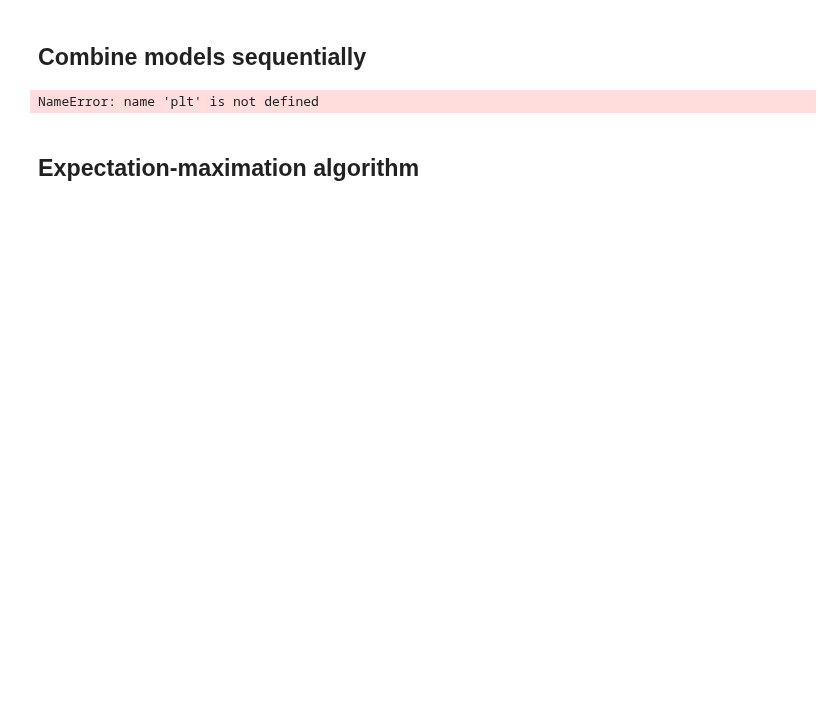
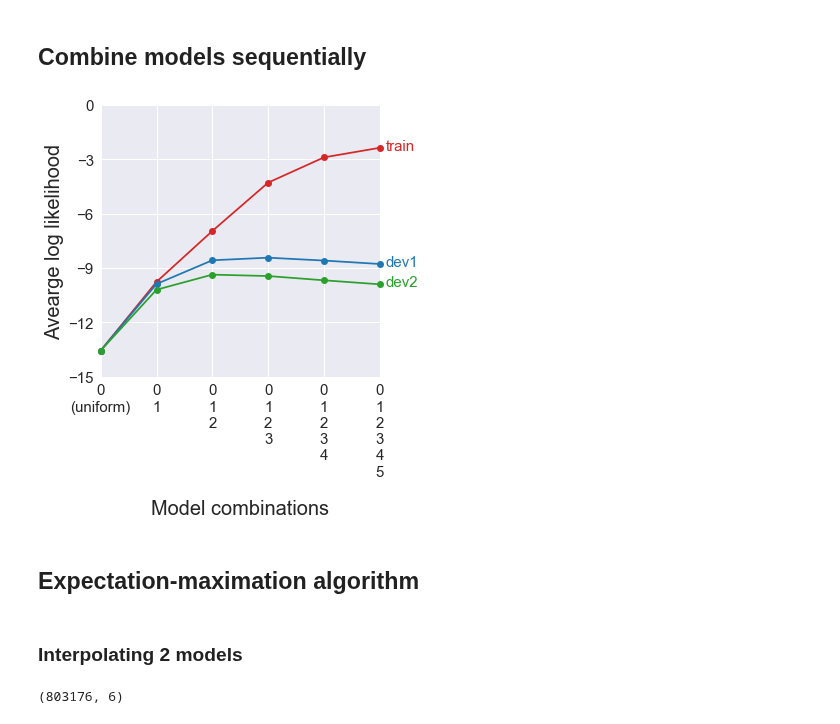
Before and after one commit to khanhnguyendata/ngram, a Jupyter notebook: analysis/part3.ipynb, the cells around one changed output. Cells and saved outputs as stored; diff of their text form; code cells hidden in the pictures; blank space fills up the shorter version.

```diff
--- a/analysis/part3.ipynb
+++ b/analysis/part3.ipynb
@@ -15,7 +15,7 @@ dev2_prob_matrix = np.load('../data/dev2_prob_matrix.npy')
 train_avg_lls = []
 dev1_avg_lls = []
 dev2_avg_lls = []
-labels = ['0\n(uniform)']
+labels = []
 label = ''
 
 ngram_combo = []
@@ -27,27 +27,33 @@ for n in range(6):
 
     label += f'{n}\n'
     labels.append(label)
+labels[0] = '0\n(uniform)'
 # %%
 fig, ax = plt.subplots(figsize=(5, 5))
 
 ax.plot(ngram_combo, train_avg_lls, '-o', color='tab:red', clip_on=False)
 ax.plot(ngram_combo, dev1_avg_lls, '-o', color='tab:blue', clip_on=False)
 ax.plot(ngram_combo, dev2_avg_lls, '-o', color='tab:green', clip_on=False)
 
 ax.text(5.1, train_avg_lls[-1]+0.1, s='train', va='center', color='tab:red', fontsize=15)
 ax.text(5.1, dev1_avg_lls[-1]+0.1, s='dev1', va='center', color='tab:blue', fontsize=15)
 ax.text(5.1, dev2_avg_lls[-1]+0.1, s='dev2', va='center', color='tab:green', fontsize=15)
 
 ax.set_xticklabels(labels)
-ax.set_xlabel('ngram model')
+ax.set_xlabel('Model combinations')
 ax.set_ylabel('Avearge log likelihood')
 ax.set_xlim(0, 5)
 ax.set_ylim(-15, 0)
 ax.set_yticks(range(-15, 1, 3))
 plt.show()
 # %% [output]
-NameError: name 'plt' is not defined
+[figure, added]
 # %% [markdown]
 ## Expectation-maximation algorithm
-# %% [markdown]
-###
+# %% [markdown]
+### Interpolating 2 models
+# %%
+dev_prob_matrix = np.vstack([dev1_prob_matrix, dev2_prob_matrix])
+dev_prob_matrix.shape
+# %% [output]
+(803176, 6)
```
Also changed, not shown: parts of 6 cells of this notebook, 2 other files.
